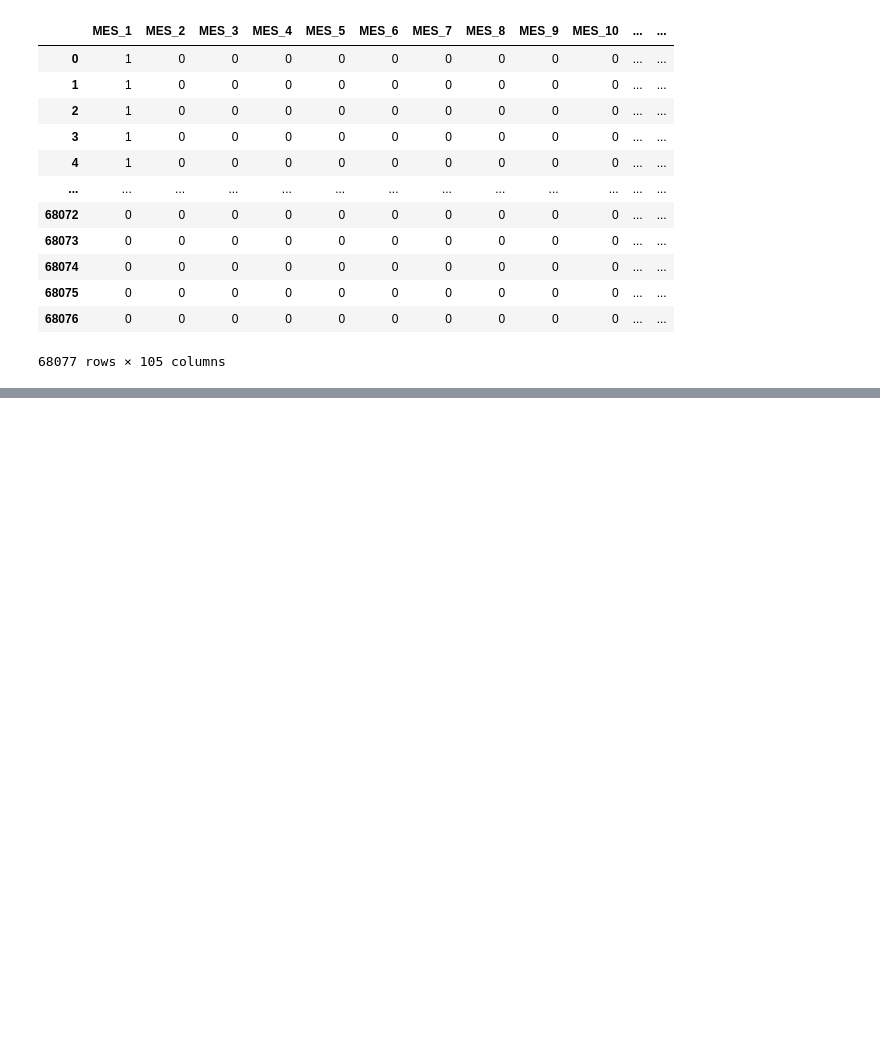
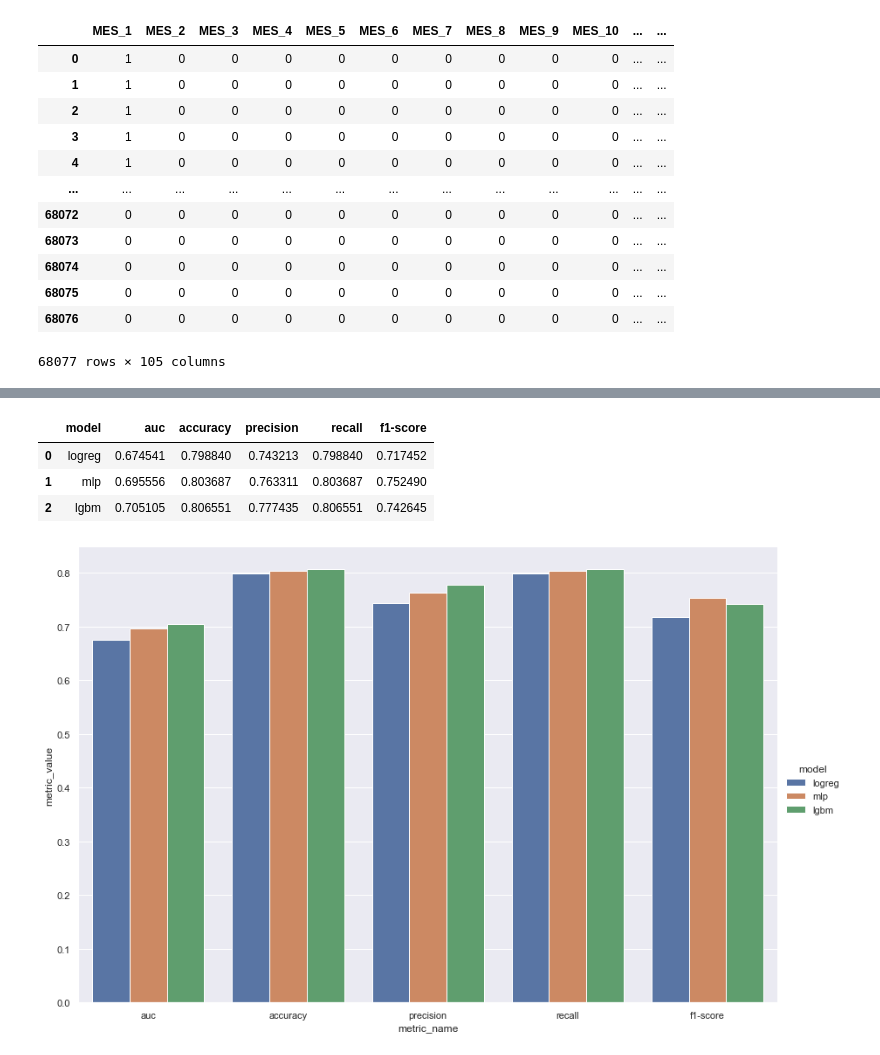
Before and after one commit to igonzalezperez/airline-challenge, a Jupyter notebook: solution.ipynb, the cells around one changed output, grey strips where cells are left out. Saved outputs shown, nothing was run; the diff lists cells and outputs as text; code cells hidden in the pictures; blank space fills up the shorter version.

Commit message:
feat: Model test results.

```diff
--- a/solution.ipynb
+++ b/solution.ipynb
@@ -1415,0 +1487,13 @@ Las columnas más importantes serían mes, aerolínea y destino., mientras que l
+# %%
+# Test results
+df_results
+# %% [output]
+|  | model | auc | accuracy | precision | recall | f1-score |
+| 0 | logreg | 0.674541 | 0.798840 | 0.743213 | 0.798840 | 0.717452 |
+| 1 | mlp | 0.695556 | 0.803687 | 0.763311 | 0.803687 | 0.752490 |
+| 2 | lgbm | 0.705105 | 0.806551 | 0.777435 | 0.806551 | 0.742645 |
+# %%
+df = pd.melt(df_results, id_vars="model", var_name="metric_name", value_name="metric_value")
+_ = sns.catplot(x='metric_name', y='metric_value', hue='model', data=df, kind='bar', height=8, aspect=1.5)
+# %% [output]
+[figure, added]
```
Also changed, not shown: parts of 28 cells of this notebook.
